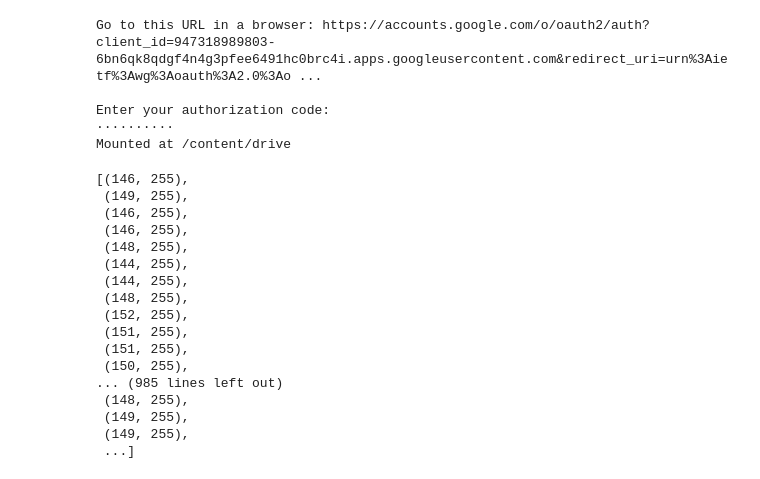
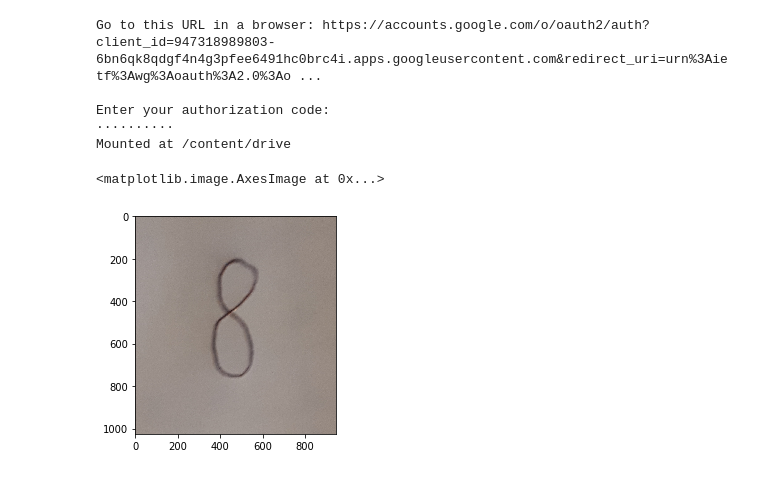
Before and after one commit to baldpanda/mnist, a Jupyter notebook: mnist.ipynb, the cells around one changed output. Drawn from its saved outputs; the diff is of its cells as text; code cells hidden in the pictures.

```diff
--- a/mnist.ipynb
+++ b/mnist.ipynb
@@ -238,24 +238,10 @@ Enter your authorization code:
 ··········
 Mounted at /content/drive
 # %%
-fig_eight = Image.open("/content/drive/My Drive/mnist/figure_eight.png").convert('LA')
+fig_eight = Image.open("/content/drive/My Drive/mnist/figure_eight.png")
-# %%
-list(fig_eight.getdata())
-# %% [output]
-[(146, 255),
- (149, 255),
- (146, 255),
- (146, 255),
- (148, 255),
- (144, 255),
- (144, 255),
- (148, 255),
- (152, 255),
- (151, 255),
- (151, 255),
- (150, 255),
-... (985 lines left out)
- (148, 255),
- (149, 255),
- (149, 255),
- ...]
+# %%
+
+plt.imshow(fig_eight)
+# %% [output]
+<matplotlib.image.AxesImage at 0x...>
+[figure, added]
```
Also changed, not shown: parts of 18 cells of this notebook.
